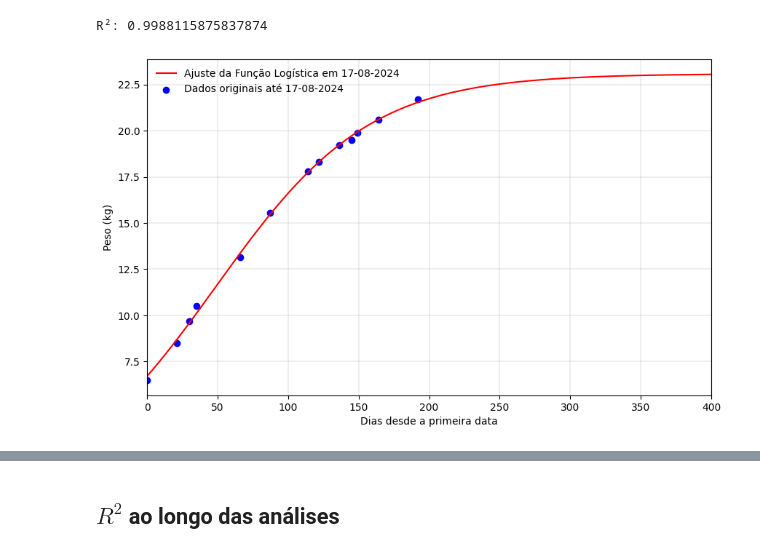
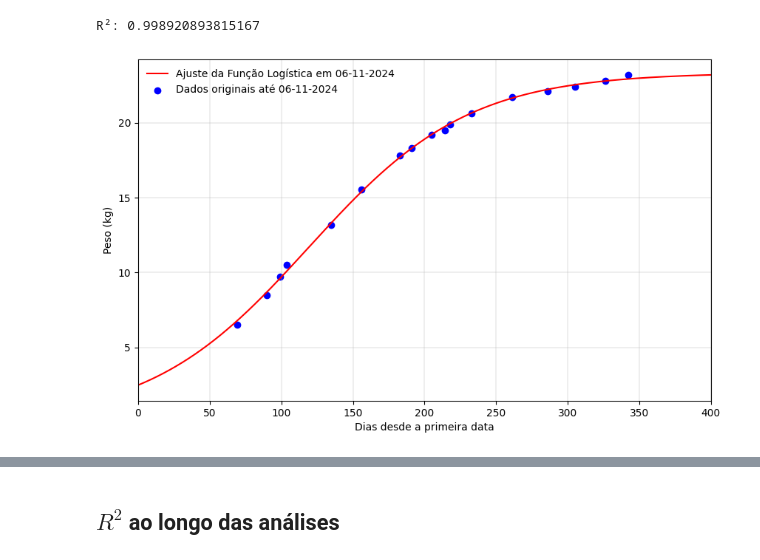
Before and after one commit to willc127/peso_Oliver, a Jupyter notebook: analise.ipynb, the cells around one changed output, grey strips where cells are left out. Drawn from its saved outputs; the diff is of its cells as text; code cells hidden in the pictures.

```diff
--- a/analise.ipynb
+++ b/analise.ipynb
@@ -45,12 +52,18 @@ data['data'] = pd.to_datetime(data['data'])
 # Converter a coluna de data para dias desde a primeira data
 data['dias'] = (data['data'] - data['data'].min()).dt.days
 
+# Converter a coluna de data para datetime
+data_inicio = pd.to_datetime('2023-11-30')
+
+# Converter a coluna de data para dias desde o nascimento
+data['dias_inicio'] = (data['data'] - data_inicio).dt.days
+
 # Dados de entrada para o ajuste
-x_data = data['dias']
+x_data = data['dias_inicio']
 y_data = data['peso']
 # %%
 #Escolher modelo
-data_desejada = '17-08-2024'
+data_desejada = '06-11-2024'
 params_desejados = params.loc[params['Data'] == data_desejada]
 print(params_desejados)
 L = params_desejados['L'].values[0]
@@ -70,18 +83,18 @@ y_model = logistic_function(x, L, k, x0, b)
 r2 = r2_score(y_data, logistic_function(x_data, L, k, x0, b))
 print("R²:", r2)
 # %% [output]
-R²: 0.9988115875837874
+R²: 0.998920893815167
 # %%
 plt.figure(figsize=(10, 6))
 
 #modelo antigo
 plt.plot(x, y_model, label='Ajuste da Função Logística em ' + data_desejada, color='red')
-plt.scatter(data['dias'], data['peso'], label='Dados originais até ' + data['data'].max().strftime('%d-%m-%Y'), color='blue')
-plt.xlim([0,x[-1]])
+plt.scatter(data['dias_inicio'], data['peso'], label='Dados originais até ' + data['data'].max().strftime('%d-%m-%Y'), color='blue')
+plt.xlim(0,x[-1])
 plt.xlabel('Dias desde a primeira data')
 plt.ylabel('Peso (kg)')
 plt.legend(frameon = False)
 plt.grid(True,which='both', axis='both', linestyle='-', linewidth=0.3)
 # %% [output]
-[figure, old version]
+[figure, new version]
 # %% [markdown]
```
Also changed, not shown: parts of 8 cells of this notebook, 26 other files.
